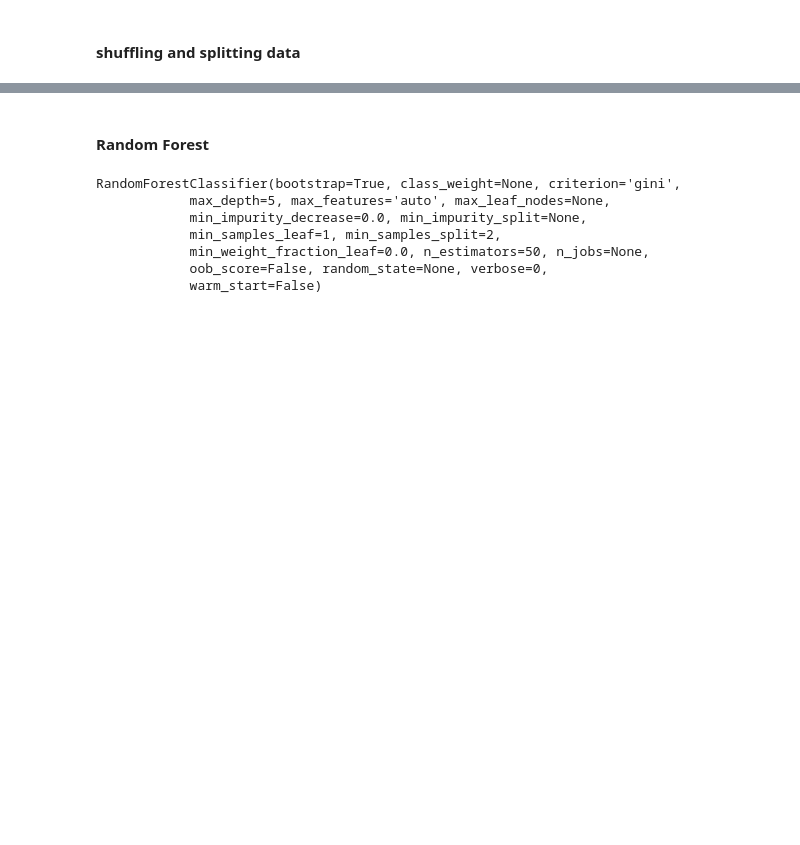
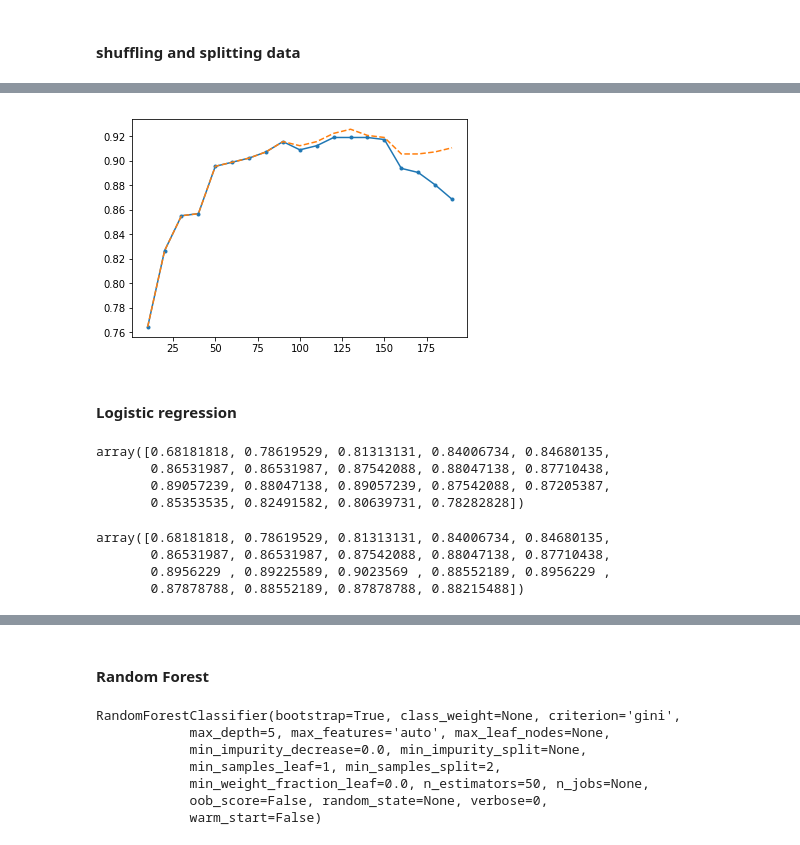
Before and after one commit to mlubinsky/mnist_in_the_air, a Jupyter notebook: mnist_air_models.ipynb, the cells around one changed output, grey strips where cells are left out. Cells and saved outputs as stored; diff of their text form; code cells hidden in the pictures; blank space fills up the shorter version.

Commit message:
collect more data

```diff
--- a/mnist_air_models.ipynb
+++ b/mnist_air_models.ipynb
@@ -94,0 +172,13 @@ print(y_train.shape, y_test.shape)
+# %%
+acc_svm_random_end_unnorm = []
+
+for input_size in input_size_list:
+    for random_seed in random_seeds:
+        x_sampled = preprocess(input_size, x_raw, random_seed=random_seed)
+        #print("Input size: {}, random seed: {}, sampled data {}". format(input_size, random_seed, sampled_data.shape))
+        X_train, X_test, y_train, y_test = split_data(x_sampled, label,
+                                                      random_seed=random_seed)
+
+        svc = SVC(C=1.0, kernel='poly', degree=3, decision_function_shape='ovo', gamma='auto')
+        svc.fit(X_train, np.dot(y_train, range(num_classes)))
+        acc_svm_random_end_unnorm.append(svc.score(X_test, np.dot(y_test, range(num_classes))))
@@ -94,0 +199,17 @@ print(y_train.shape, y_test.shape)
+# %%
+def mean_std_acc(acc_list, num_seeds=6):
+    acc_matrix = np.array(acc_list).reshape(-1, num_seeds)
+    acc_mean = acc_matrix.mean(axis=1)
+    acc_std = acc_matrix.std(axis=1)
+    return acc_mean, acc_std
+# %%
+acc_mean_1, acc_std_1 = mean_std_acc(acc_svm_random_end_unnorm)
+acc_mean_2, acc_std_2 = mean_std_acc(acc_svm_random_begin_unnorm)
+# %%
+plt.plot(input_size_list, acc_mean_1, '.-')
+plt.plot(input_size_list, acc_mean_2, '--')
+plt.show()
+# %% [output]
+[figure, added]
+# %% [markdown]
+#### Logistic regression
@@ -94,0 +246,14 @@ print(y_train.shape, y_test.shape)
+# %%
+acc_mean_lg1
+# %% [output]
+array([0.68181818, 0.78619529, 0.81313131, 0.84006734, 0.84680135,
+       0.86531987, 0.86531987, 0.87542088, 0.88047138, 0.87710438,
+       0.89057239, 0.88047138, 0.89057239, 0.87542088, 0.87205387,
+       0.85353535, 0.82491582, 0.80639731, 0.78282828])
+# %%
+acc_mean_lg2
+# %% [output]
+array([0.68181818, 0.78619529, 0.81313131, 0.84006734, 0.84680135,
+       0.86531987, 0.86531987, 0.87542088, 0.88047138, 0.87710438,
+       0.8956229 , 0.89225589, 0.9023569 , 0.88552189, 0.8956229 ,
+       0.87878788, 0.88552189, 0.87878788, 0.88215488])
```
Also changed, not shown: parts of 59 cells of this notebook, 3 other files.
